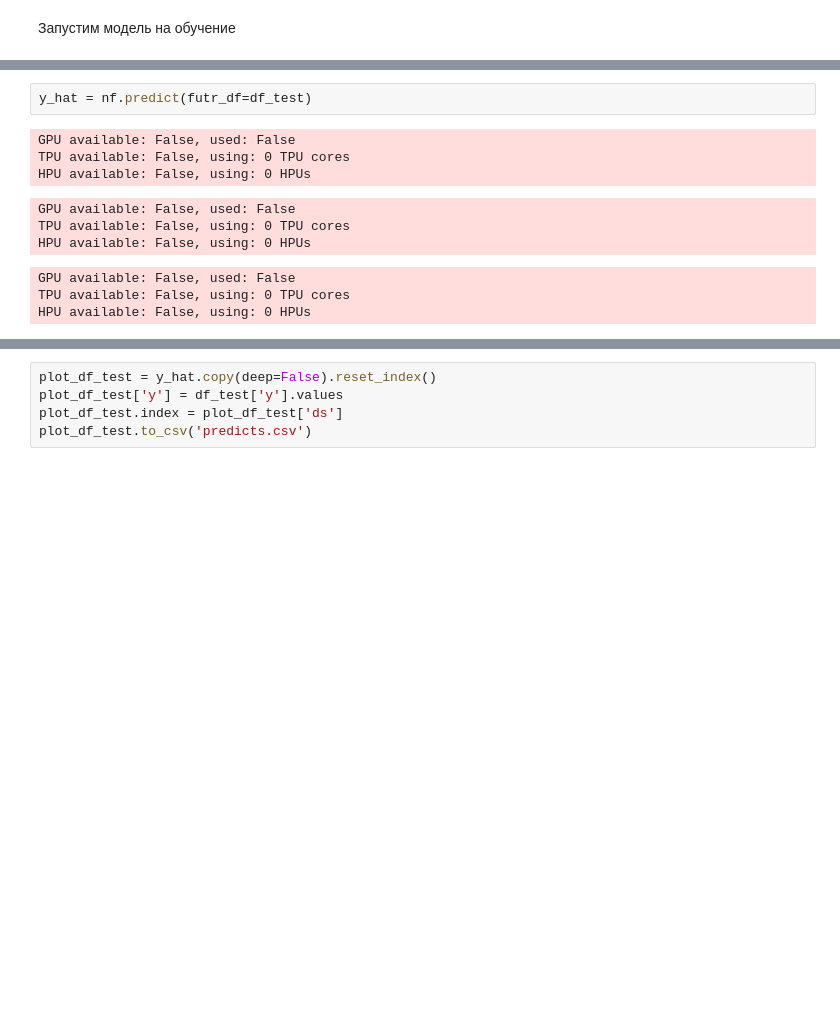
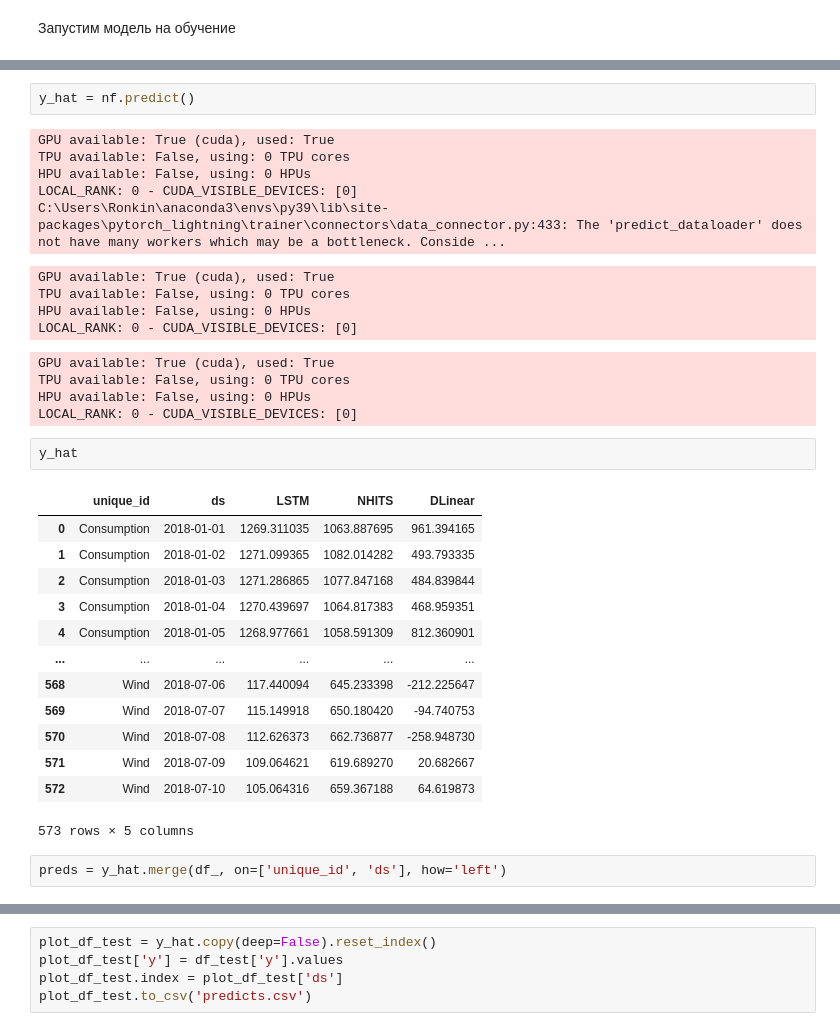
Before and after one commit to MVRonkin/TimeSeriesCourse, a Jupyter notebook: 2026/WS/08 - предсказание значений ВР с DL.ipynb, the cells around one changed output, grey strips where cells are left out. Cells and saved outputs as stored; diff of their text form; blank space fills up the shorter version.

```diff
--- a/2026/WS/08 - предсказание значений ВР с DL.ipynb
+++ b/2026/WS/08 - предсказание значений ВР с DL.ipynb
@@ -320,12 +432,34 @@ HPU available: False, using: 0 HPUs
 # %%
-y_hat = nf.predict(futr_df=df_test)
+y_hat = nf.predict()
 # %% [output]
-GPU available: False, used: False
+GPU available: True (cuda), used: True
 TPU available: False, using: 0 TPU cores
 HPU available: False, using: 0 HPUs
+LOCAL_RANK: 0 - CUDA_VISIBLE_DEVICES: [0]
+C:\Users\Ronkin\anaconda3\envs\py39\lib\site-packages\pytorch_lightning\trainer\connectors\data_connector.py:433: The 'predict_dataloader' does not have many workers which may be a bottleneck. Conside ...
-GPU available: False, used: False
+GPU available: True (cuda), used: True
 TPU available: False, using: 0 TPU cores
 HPU available: False, using: 0 HPUs
+LOCAL_RANK: 0 - CUDA_VISIBLE_DEVICES: [0]
-GPU available: False, used: False
+GPU available: True (cuda), used: True
 TPU available: False, using: 0 TPU cores
 HPU available: False, using: 0 HPUs
+LOCAL_RANK: 0 - CUDA_VISIBLE_DEVICES: [0]
+# %%
+y_hat
+# %% [output]
+|  | unique_id | ds | LSTM | NHITS | DLinear |
+| 0 | Consumption | 2018-01-01 | 1269.311035 | 1063.887695 | 961.394165 |
+| 1 | Consumption | 2018-01-02 | 1271.099365 | 1082.014282 | 493.793335 |
+| 2 | Consumption | 2018-01-03 | 1271.286865 | 1077.847168 | 484.839844 |
+| 3 | Consumption | 2018-01-04 | 1270.439697 | 1064.817383 | 468.959351 |
+| 4 | Consumption | 2018-01-05 | 1268.977661 | 1058.591309 | 812.360901 |
+| ... | ... | ... | ... | ... | ... |
+| 568 | Wind | 2018-07-06 | 117.440094 | 645.233398 | -212.225647 |
+| 569 | Wind | 2018-07-07 | 115.149918 | 650.180420 | -94.740753 |
+| 570 | Wind | 2018-07-08 | 112.626373 | 662.736877 | -258.948730 |
+| 571 | Wind | 2018-07-09 | 109.064621 | 619.689270 | 20.682667 |
+| 572 | Wind | 2018-07-10 | 105.064316 | 659.367188 | 64.619873 |
+573 rows × 5 columns
+# %%
+preds = y_hat.merge(df_, on=['unique_id', 'ds'], how='left')
```
Also changed, not shown: parts of 47 cells of this notebook, 7 other files.
